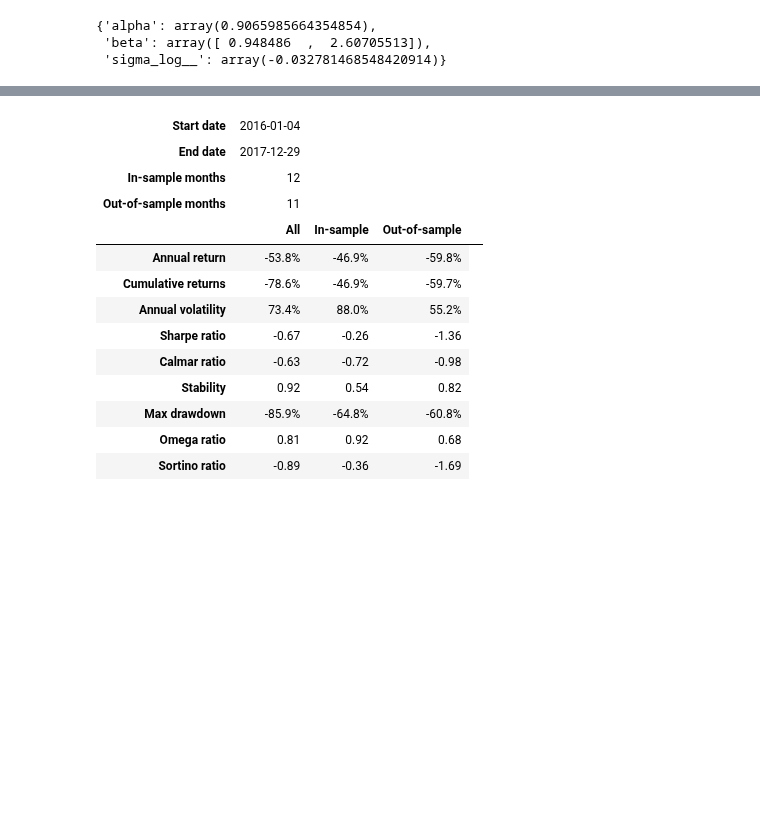
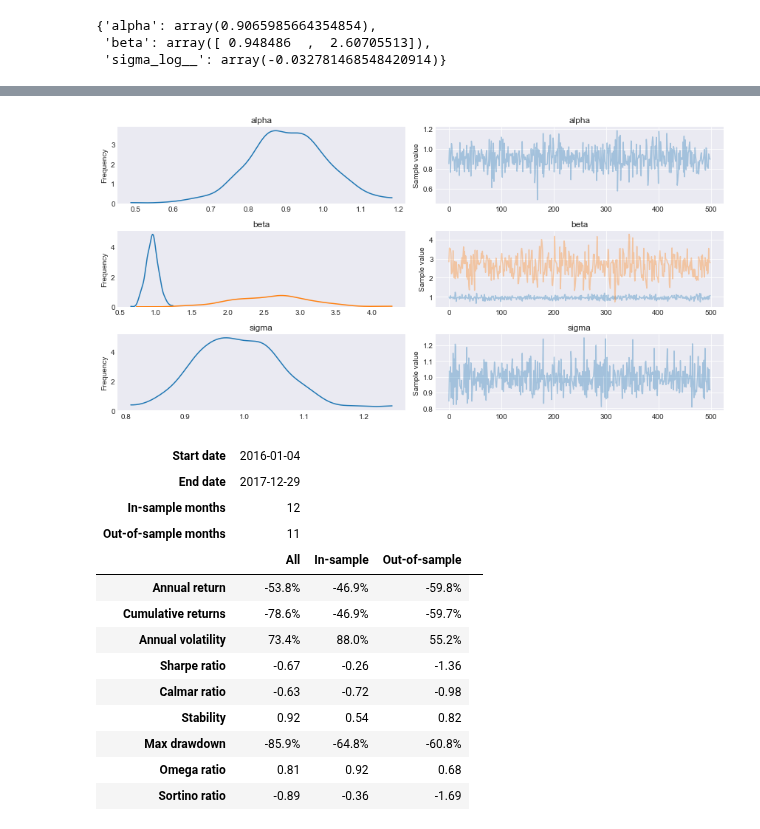
Before and after one commit to marketneutral/alphatools, a Jupyter notebook: notebooks/pymc3-minimal.ipynb, the cells around one changed output, grey strips where cells are left out. Saved outputs shown, nothing was run; the diff lists cells and outputs as text; code cells hidden in the pictures; blank space fills up the shorter version.

```diff
--- a/notebooks/pymc3-minimal.ipynb
+++ b/notebooks/pymc3-minimal.ipynb
@@ -72,3 +70,7 @@ Exception: ('The following error happened while compiling the node', softplus(In
+# %%
+pm.traceplot(trace);
+# %% [output]
+[figure, added]
 # %%
 import pandas as pd
 import pyfolio as pf
```
Also changed, not shown: parts of 1 cell of this notebook, 1 other file.
